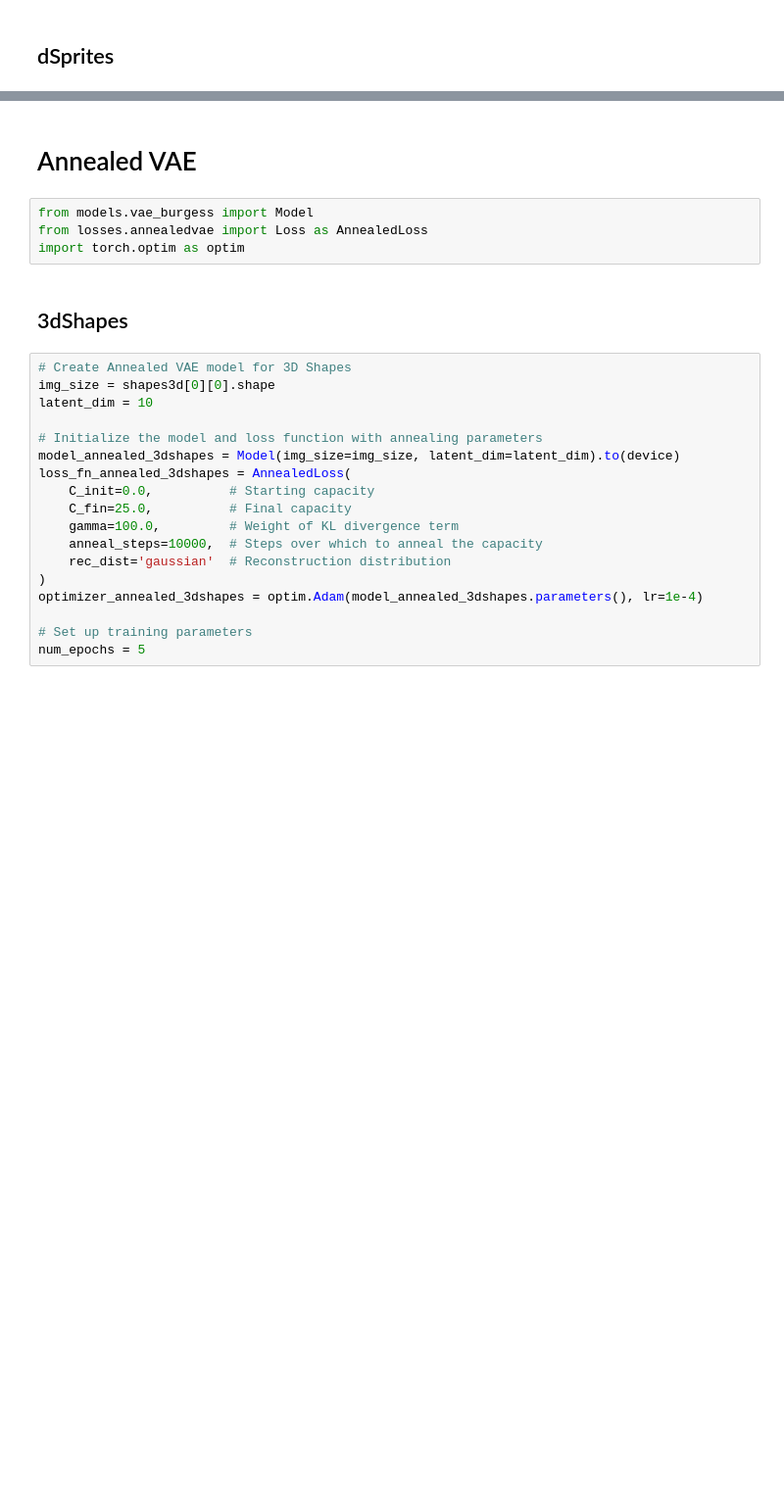
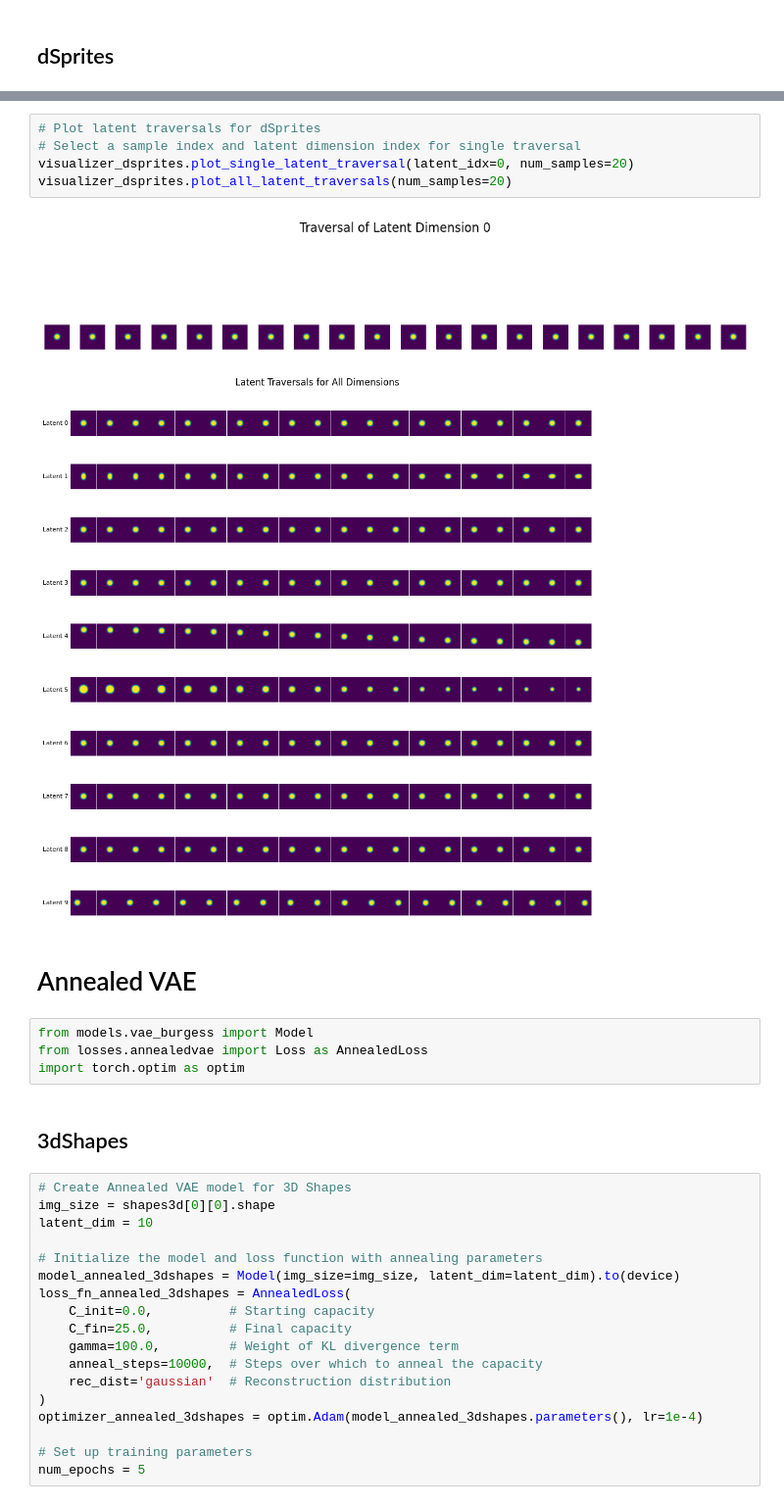
Before and after one commit to SA-Mousavichashmi/Disentanglement-Project-V2, a Jupyter notebook: training (tests).ipynb, the cells around one changed output, grey strips where cells are left out. Shown at 98% size. Drawn from its saved outputs; the diff is of its cells as text; blank space fills up the shorter version.

```diff
--- a/training (tests).ipynb
+++ b/training (tests).ipynb
@@ -243,3 +253,11 @@ visualize_generated_imgs(model_dsprites, 10, device)
+# %%
+# Plot latent traversals for dSprites
+# Select a sample index and latent dimension index for single traversal
+visualizer_dsprites.plot_single_latent_traversal(latent_idx=0, num_samples=20)
+visualizer_dsprites.plot_all_latent_traversals(num_samples=20)
+# %% [output]
+[figure, added]
+[figure, added]
 # %% [markdown]
 # Annealed VAE
 # %%
```
Also changed, not shown: parts of 9 cells of this notebook, 3 other files.
